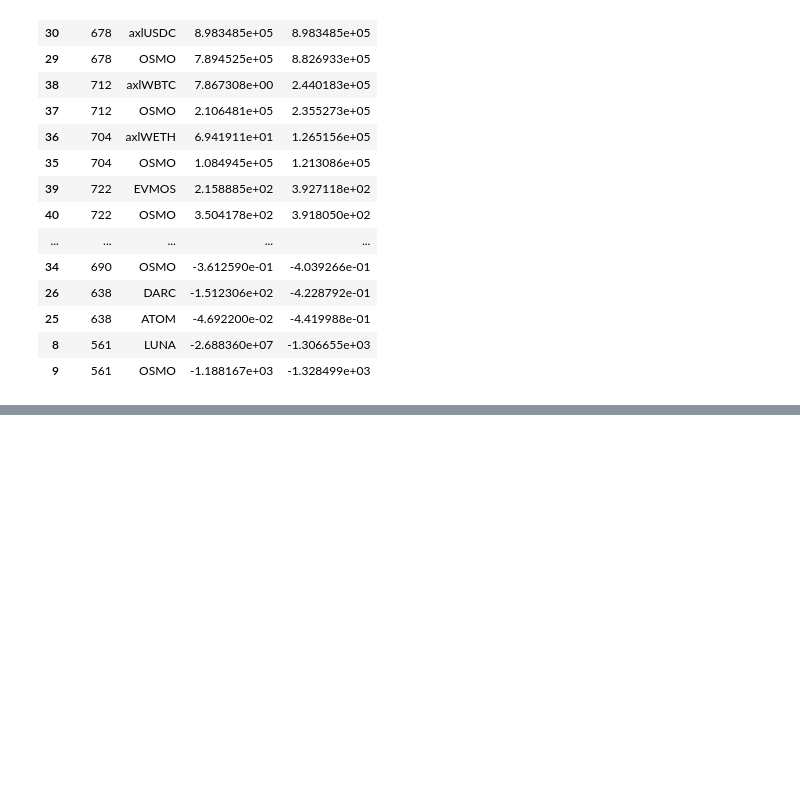
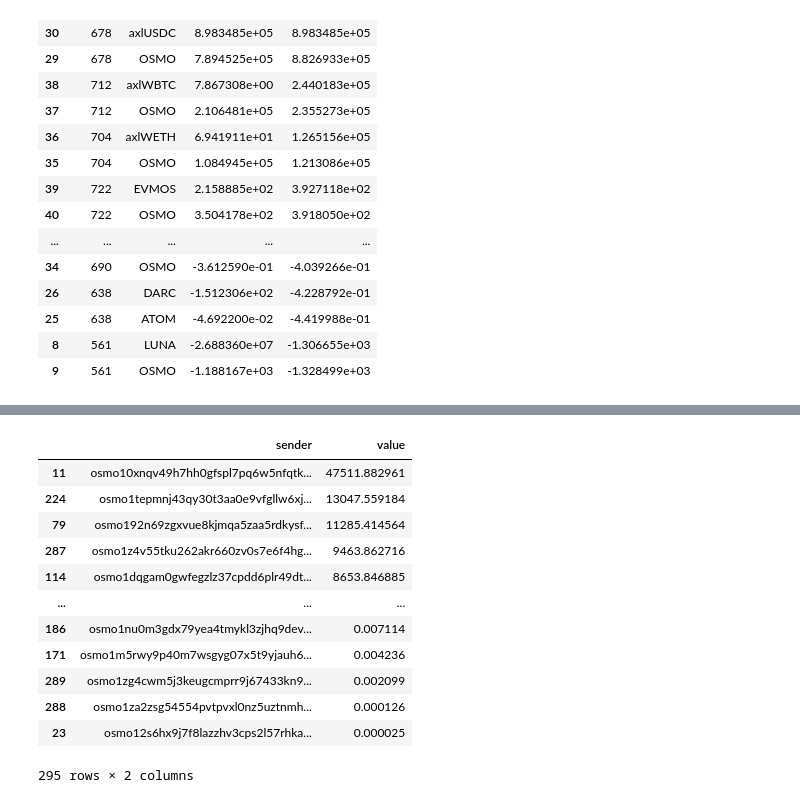
Before and after one commit to HathorNodes/osmosis_nitrogen_assessment, a Jupyter notebook: Osmosis Exploit Analysis.ipynb, the cells around one changed output, grey strips where cells are left out. Saved outputs shown, nothing was run; the diff lists cells and outputs as text; code cells hidden in the pictures; blank space fills up the shorter version.

```diff
--- a/Osmosis Exploit Analysis.ipynb
+++ b/Osmosis Exploit Analysis.ipynb
@@ -431,0 +523,21 @@ agg_net_diff_pools
+# %%
+agg_exit_senders = (cleaned_exit_df.groupby(['sender'])[['value']]
+                                   .sum()
+                                   .reset_index()
+                                   .sort_values(by=['value'], ascending=False))
+agg_exit_senders.to_csv("data/agg_exit_senders.csv", index=False)
+agg_exit_senders
+# %% [output]
+|  | sender | value |
+| 11 | osmo10xnqv49h7hh0gfspl7pq6w5nfqtk... | 47511.882961 |
+| 224 | osmo1tepmnj43qy30t3aa0e9vfgllw6xj... | 13047.559184 |
+| 79 | osmo192n69zgxvue8kjmqa5zaa5rdkysf... | 11285.414564 |
+| 287 | osmo1z4v55tku262akr660zv0s7e6f4hg... | 9463.862716 |
+| 114 | osmo1dqgam0gwfegzlz37cpdd6plr49dt... | 8653.846885 |
+| ... | ... | ... |
+| 186 | osmo1nu0m3gdx79yea4tmykl3zjhq9dev... | 0.007114 |
+| 171 | osmo1m5rwy9p40m7wsgyg07x5t9yjauh6... | 0.004236 |
+| 289 | osmo1zg4cwm5j3keugcmprr9j67433kn9... | 0.002099 |
+| 288 | osmo1za2zsg54554pvtpvxl0nz5uztnmh... | 0.000126 |
+| 23 | osmo12s6hx9j7f8lazzhv3cps2l57rhka... | 0.000025 |
+295 rows × 2 columns
```
Also changed, not shown: parts of 12 cells of this notebook, 5 other files.
